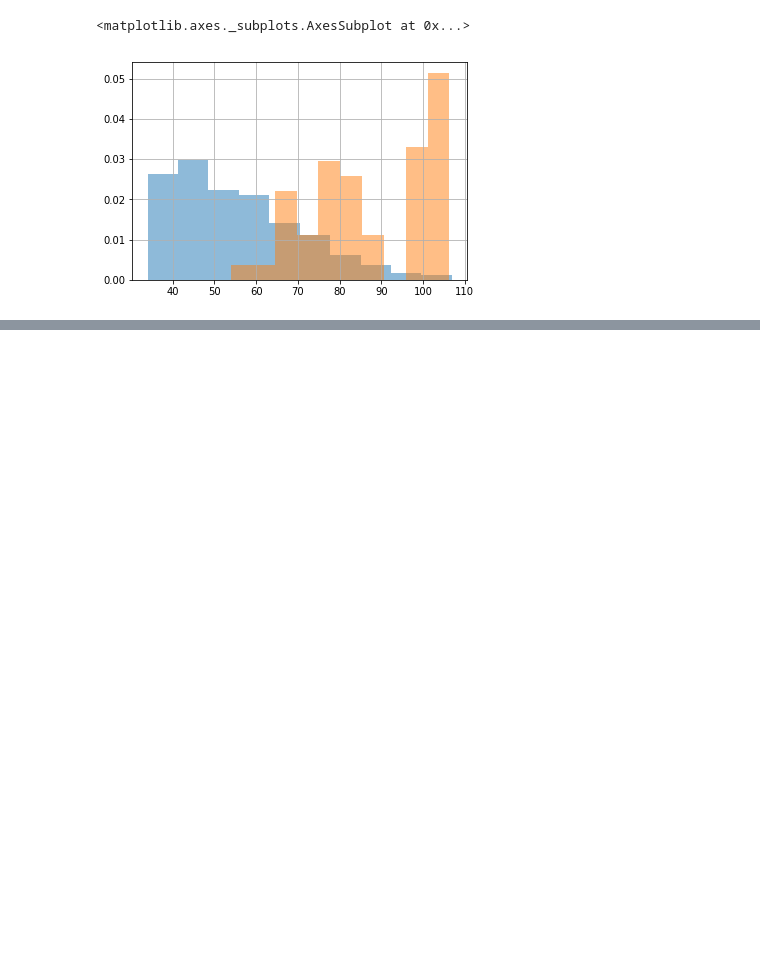
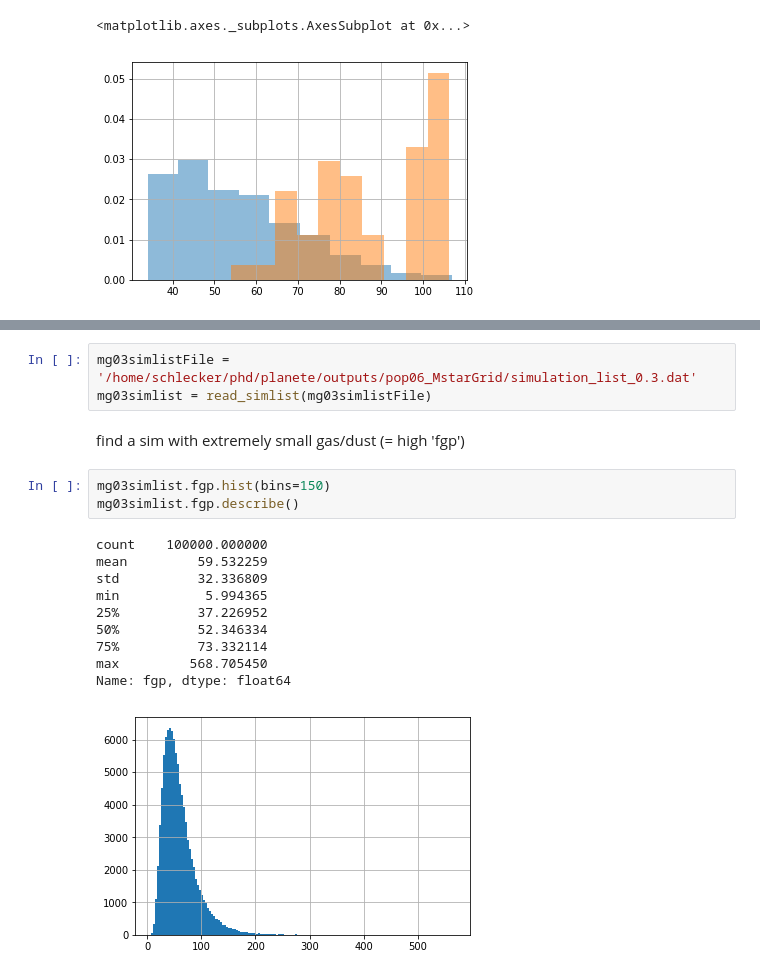
Before and after one commit to matiscke/popsyntools, a Jupyter notebook: notebooks/20180607_joinSimlistPopulation.ipynb, the cells around one changed output, grey strips where cells are left out. Drawn from its saved outputs; the diff is of its cells as text; blank space fills up the shorter version.

```diff
--- a/notebooks/20180607_joinSimlistPopulation.ipynb
+++ b/notebooks/20180607_joinSimlistPopulation.ipynb
@@ -122,0 +109,19 @@ giants.diskM.hist(ax=ax, normed=True, alpha=0.5)
+# %%
+mg03simlistFile = '/home/schlecker/phd/planete/outputs/pop06_MstarGrid/simulation_list_0.3.dat'
+mg03simlist = read_simlist(mg03simlistFile)
+# %% [markdown]
+find a sim with extremely small gas/dust (= high 'fgp')
+# %%
+mg03simlist.fgp.hist(bins=150)
+mg03simlist.fgp.describe()
+# %% [output]
+count    100000.000000
+mean         59.532259
+std          32.336809
+min           5.994365
+25%          37.226952
+50%          52.346334
+75%          73.332114
+max         568.705450
+Name: fgp, dtype: float64
+[figure, added]
```
Also changed, not shown: parts of 9 cells of this notebook, 1 other file.
